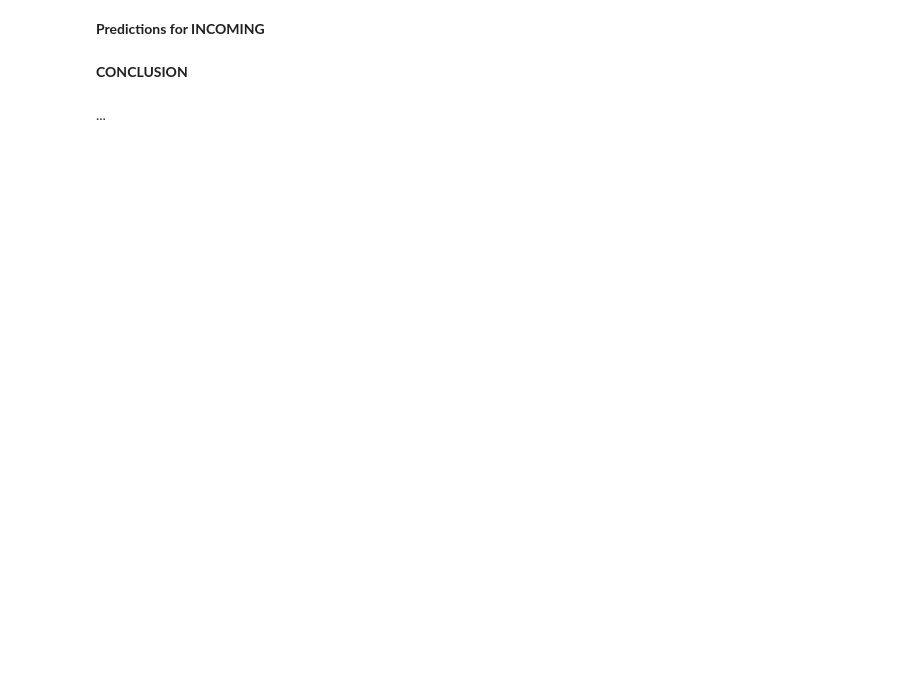
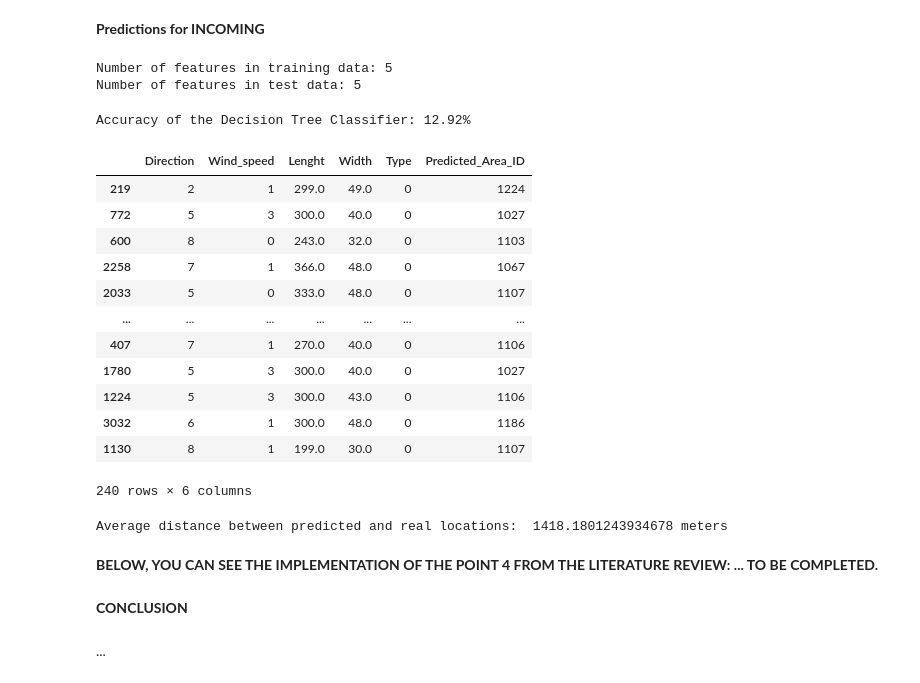
Before and after one commit to allanguzmanf/CIEM6302, a Jupyter notebook: Predictions.ipynb, the cells around one changed output. Saved outputs shown, nothing was run; the diff lists cells and outputs as text; code cells hidden in the pictures; blank space fills up the shorter version.

Commit message:
modif of text + implementation on incoming + leaving so all is ready to deal with the new technic

```diff
--- a/Predictions.ipynb
+++ b/Predictions.ipynb
@@ -280,2 +290,49 @@ Average distance between predicted and real locations:  1348.804571769995 meters
 # %% [markdown]
 **Predictions for INCOMING**
+# %%
+X = harbor_incoming[columns_incoming]
+y = harbor_incoming['area_ID']
+
+X_train, X_test, y_train, y_test = train_test_split(X, y, test_size=0.5, random_state=3)
+#X_from_lat_train, X_from_lat_test, y_from_lat_train, y_from_lat_test = train_test_split(leaving_weather_size_draught[columns_leaving], leaving_weather_size_draught['area_ID'], test_size=0.3, random_state=42)
+data = X_test
+# %%
+print("Number of features in training data:", X_train.shape[1])
+print("Number of features in test data:", X_test.shape[1])
+# %% [output]
+Number of features in training data: 5
+Number of features in test data: 5
+# %%
+
+# Initialize the Decision Tree Classifier
+decision_tree_classifier = DecisionTreeClassifier(random_state=3)
+
+# Train the classifier using the training data
+x = decision_tree_classifier.fit(X_train, y_train)
+
+# Make predictions on the test data
+predictions = decision_tree_classifier.predict(X_test)
+
+# Calculate the accuracy of the model
+accuracy = accuracy_score(y_test, predictions)
+
+print("Accuracy of the Decision Tree Classifier: {:.2f}%".format(accuracy * 100))
+
+# Add predictions to the original DataFrame
+
+data['Predicted_Area_ID'] = predictions
+# %% [output]
+Accuracy of the Decision Tree Classifier: 12.92%
+|  | Direction | Wind_speed | Lenght | Width | Type | Predicted_Area_ID |
+| 219 | 2 | 1 | 299.0 | 49.0 | 0 | 1224 |
+| 772 | 5 | 3 | 300.0 | 40.0 | 0 | 1027 |
+| 600 | 8 | 0 | 243.0 | 32.0 | 0 | 1103 |
+| 2258 | 7 | 1 | 366.0 | 48.0 | 0 | 1067 |
+| 2033 | 5 | 0 | 333.0 | 48.0 | 0 | 1107 |
+| ... | ... | ... | ... | ... | ... | ... |
+| 407 | 7 | 1 | 270.0 | 40.0 | 0 | 1106 |
+| 1780 | 5 | 3 | 300.0 | 40.0 | 0 | 1027 |
+| 1224 | 5 | 3 | 300.0 | 43.0 | 0 | 1106 |
+| 3032 | 6 | 1 | 300.0 | 48.0 | 0 | 1186 |
+| 1130 | 8 | 1 | 199.0 | 30.0 | 0 | 1107 |
+240 rows × 6 columns
@@ -282,3 +369,35 @@ Average distance between predicted and real locations:  1348.804571769995 meters
+# %%
+# Function to convert string representation of coordinates to actual coordinates
+def parse_coordinates(coord_str):
+    if coord_str:
+        # Extract numerical values from the string (format: 'POINT (longitude latitude)')
+        coordinates = re.findall(r"[-+]?\d*\.\d+|\d+", coord_str)
+        lat, lon = map(float, coordinates)
+        return lat, lon
+    else:
+        return None
+
+# Convert 'to_location' and 'center' columns to actual coordinates
+merged_df['from_location_coords'] = merged_df['from_location'].apply(parse_coordinates)
+merged_df['center_coords'] = merged_df['prediction_center'].apply(parse_coordinates)
+
+# Function to calculate distance between two points using geodesic
+def calculate_distance(row):
+    if row['from_location_coords'] and row['center_coords']:
+        return geodesic(row['from_location_coords'], row['center_coords']).meters
+    else:
+        return None
+
+# Apply the calculate_distance function to the DataFrame to compute distances
+merged_df['distance_to_predicted_center'] = merged_df.apply(calculate_distance, axis=1)
+moyenne_distance = merged_df['distance_to_predicted_center'].mean()
+
+# Afficher la moyenne
+print("Average distance between predicted and real locations: ", moyenne_distance, "meters")
+# %% [output]
+Average distance between predicted and real locations:  1418.1801243934678 meters
+# %% [markdown]
+**BELOW, YOU CAN SEE THE IMPLEMENTATION OF THE POINT 4 FROM THE LITERATURE REVIEW: ... TO BE COMPLETED.**
 # %% [markdown]
 **CONCLUSION**
 # %% [markdown]
```
Also changed, not shown: parts of 19 cells of this notebook, 1 other file.
